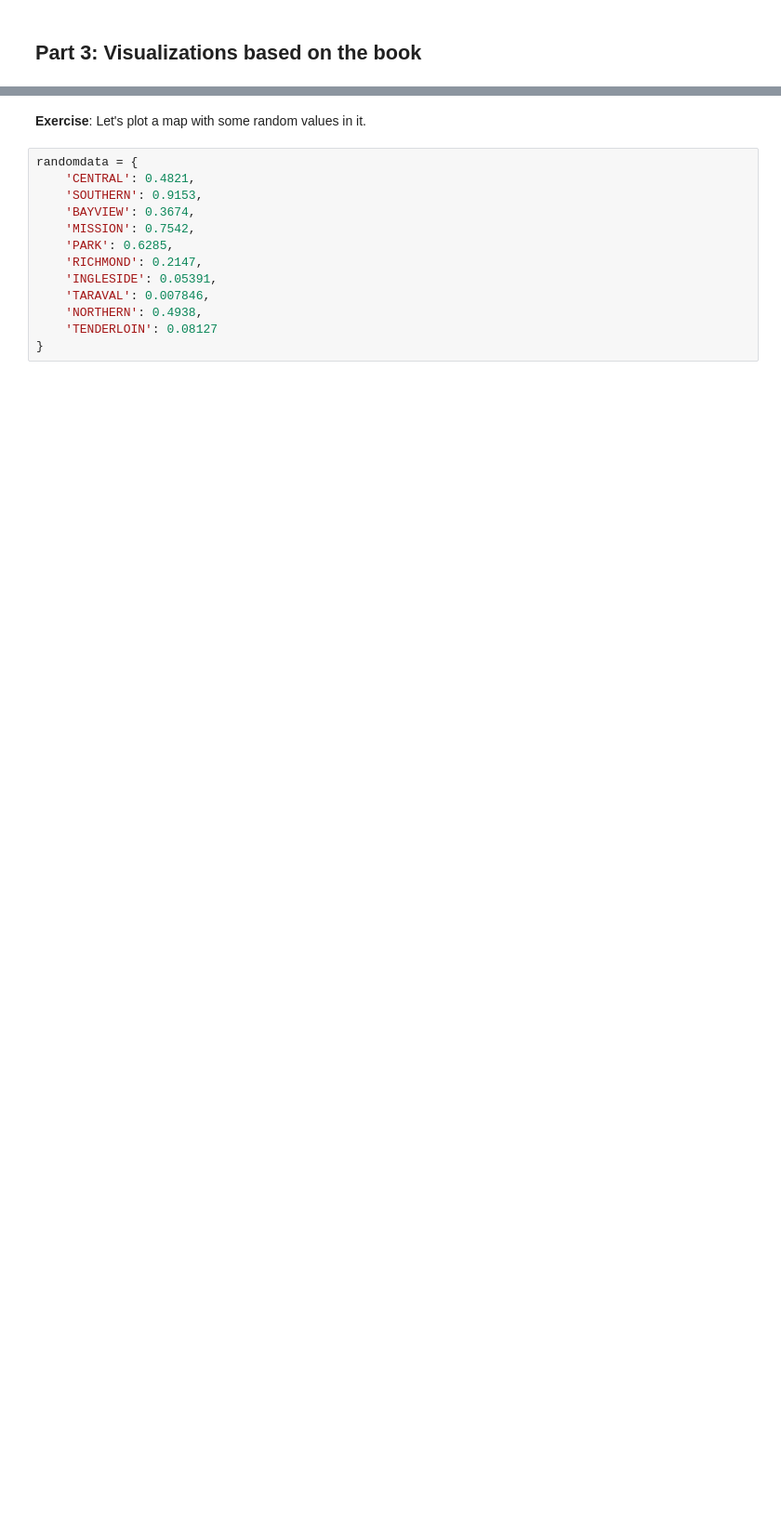
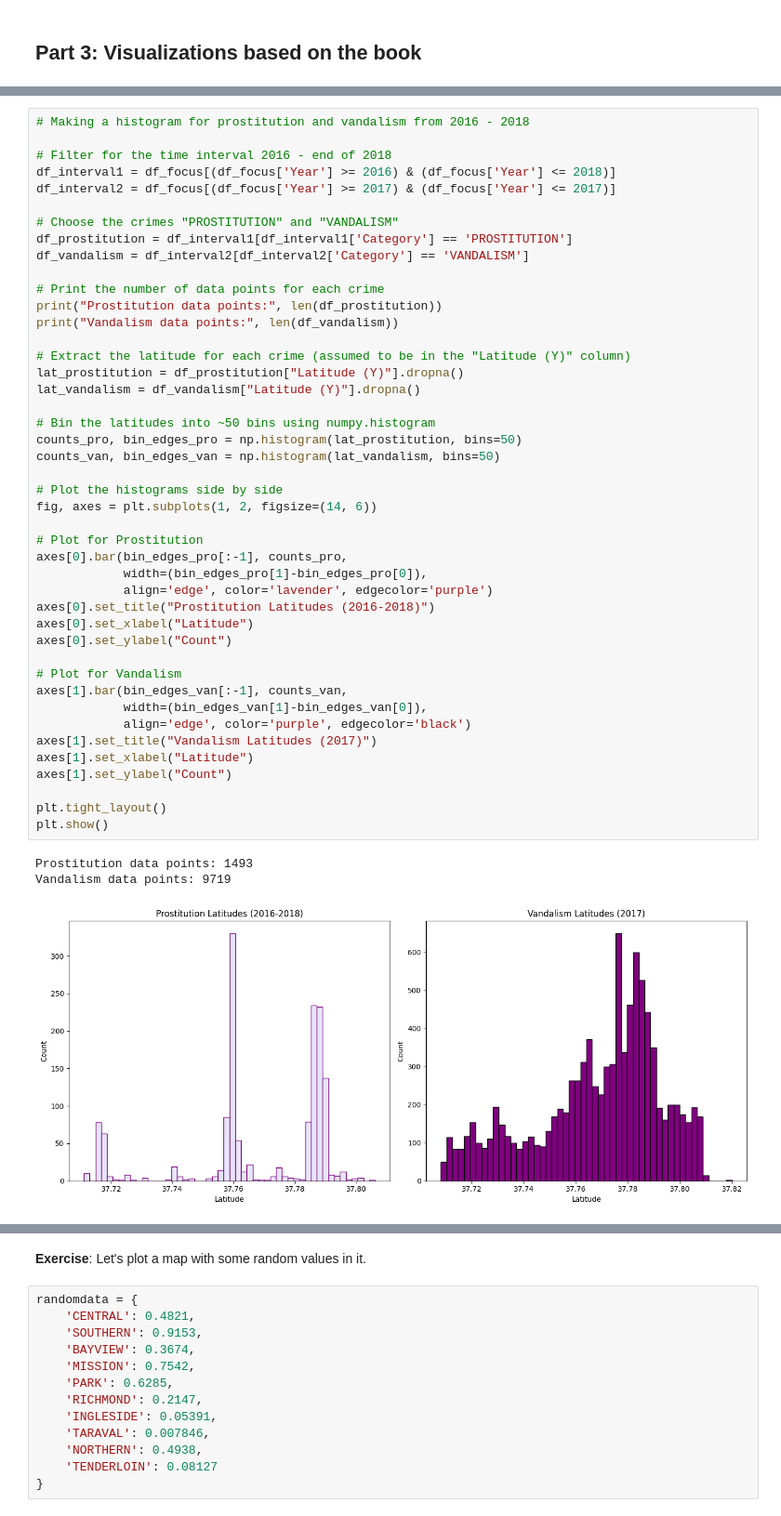
Before and after one commit to AleksandarLukic96/02806_Social_Data, a Jupyter notebook: notebooks/W3_Paula.ipynb, the cells around one changed output, grey strips where cells are left out. Shown at 93% size. Saved outputs shown, nothing was run; the diff lists cells and outputs as text; blank space fills up the shorter version.

```diff
--- a/notebooks/W3_Paula.ipynb
+++ b/notebooks/W3_Paula.ipynb
@@ -78,0 +82,48 @@ plt.show()
+# %%
+# Making a histogram for prostitution and vandalism from 2016 - 2018
+
+# Filter for the time interval 2016 - end of 2018
+df_interval1 = df_focus[(df_focus['Year'] >= 2016) & (df_focus['Year'] <= 2018)]
+df_interval2 = df_focus[(df_focus['Year'] >= 2017) & (df_focus['Year'] <= 2017)]
+
+# Choose the crimes "PROSTITUTION" and "VANDALISM"
+df_prostitution = df_interval1[df_interval1['Category'] == 'PROSTITUTION']
+df_vandalism = df_interval2[df_interval2['Category'] == 'VANDALISM']
+
+# Print the number of data points for each crime
+print("Prostitution data points:", len(df_prostitution))
+print("Vandalism data points:", len(df_vandalism))
+
+# Extract the latitude for each crime (assumed to be in the "Latitude (Y)" column)
+lat_prostitution = df_prostitution["Latitude (Y)"].dropna()
+lat_vandalism = df_vandalism["Latitude (Y)"].dropna()
+
+# Bin the latitudes into ~50 bins using numpy.histogram
+counts_pro, bin_edges_pro = np.histogram(lat_prostitution, bins=50)
+counts_van, bin_edges_van = np.histogram(lat_vandalism, bins=50)
+
+# Plot the histograms side by side
+fig, axes = plt.subplots(1, 2, figsize=(14, 6))
+
+# Plot for Prostitution
+axes[0].bar(bin_edges_pro[:-1], counts_pro,
+            width=(bin_edges_pro[1]-bin_edges_pro[0]),
+            align='edge', color='lavender', edgecolor='purple')
+axes[0].set_title("Prostitution Latitudes (2016-2018)")
+axes[0].set_xlabel("Latitude")
+axes[0].set_ylabel("Count")
+
+# Plot for Vandalism
+axes[1].bar(bin_edges_van[:-1], counts_van,
+            width=(bin_edges_van[1]-bin_edges_van[0]),
+            align='edge', color='purple', edgecolor='black')
+axes[1].set_title("Vandalism Latitudes (2017)")
+axes[1].set_xlabel("Latitude")
+axes[1].set_ylabel("Count")
+
+plt.tight_layout()
+plt.show()
+# %% [output]
+Prostitution data points: 1493
+Vandalism data points: 9719
+[figure, added]
```
Also changed, not shown: parts of 24 cells of this notebook.
